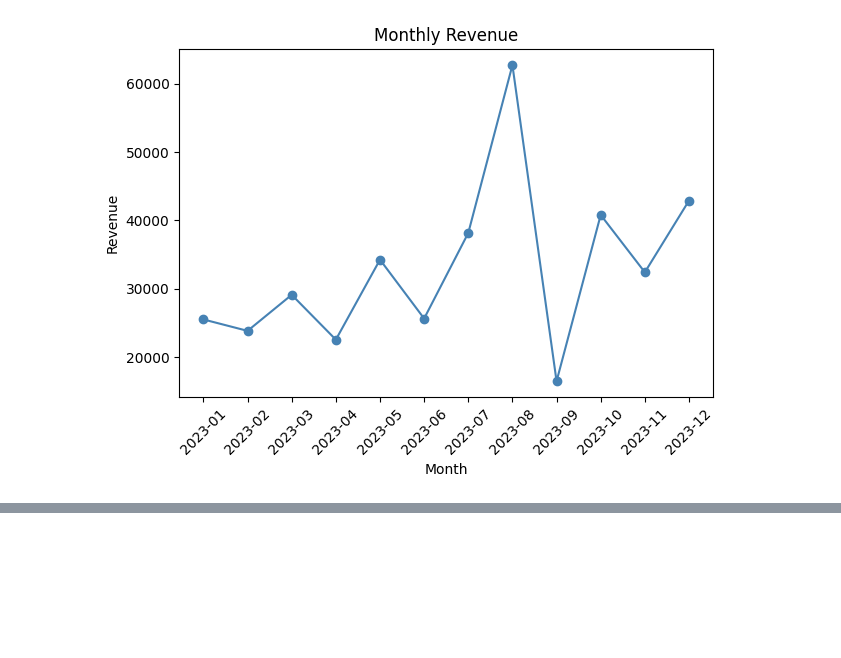
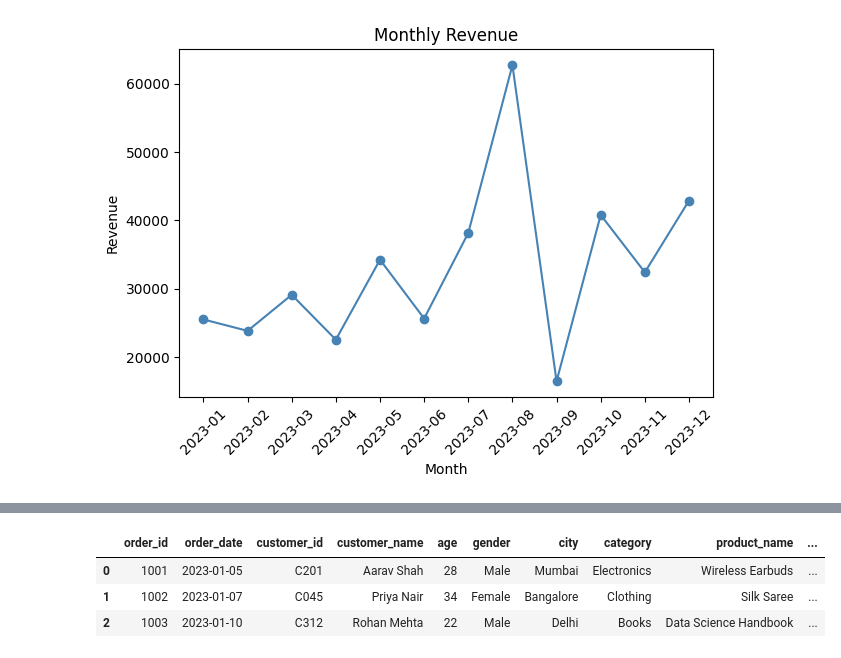
Before and after one commit to SandhuruT/Data_Science_01, a Jupyter notebook: Data_Science_project_01.ipynb, the cells around one changed output, grey strips where cells are left out. Saved outputs shown, nothing was run; the diff lists cells and outputs as text; code cells hidden in the pictures; blank space fills up the shorter version.

```diff
--- a/Data_Science_project_01.ipynb
+++ b/Data_Science_project_01.ipynb
@@ -163,0 +206,7 @@ plt.show()
+# %%
+df_sales.head(3)
+# %% [output]
+|  | order_id | order_date | customer_id | customer_name | age | gender | city | category | product_name | ... |
+| 0 | 1001 | 2023-01-05 | C201 | Aarav Shah | 28 | Male | Mumbai | Electronics | Wireless Earbuds | ... |
+| 1 | 1002 | 2023-01-07 | C045 | Priya Nair | 34 | Female | Bangalore | Clothing | Silk Saree | ... |
+| 2 | 1003 | 2023-01-10 | C312 | Rohan Mehta | 22 | Male | Delhi | Books | Data Science Handbook | ... |
```
Also changed, not shown: parts of 13 cells of this notebook.
